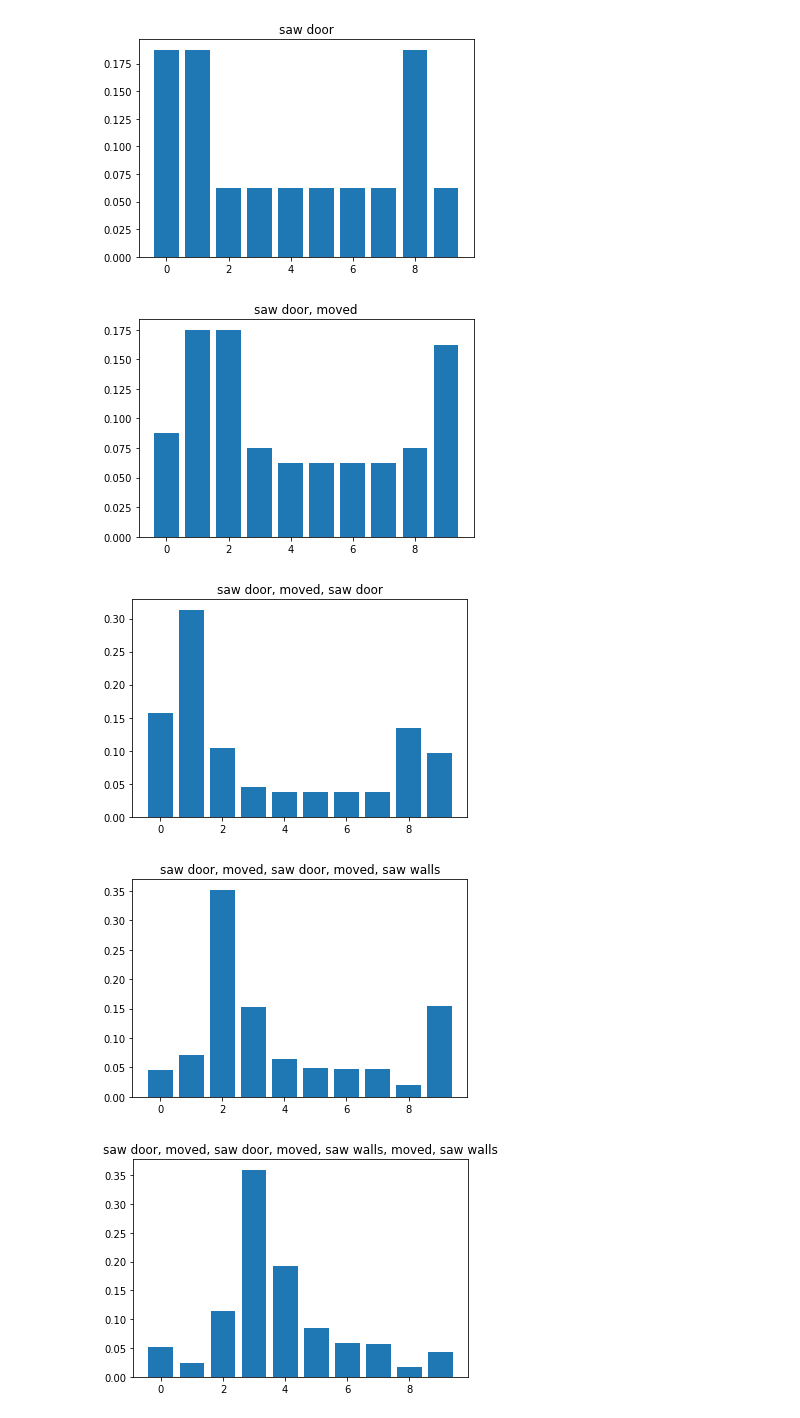
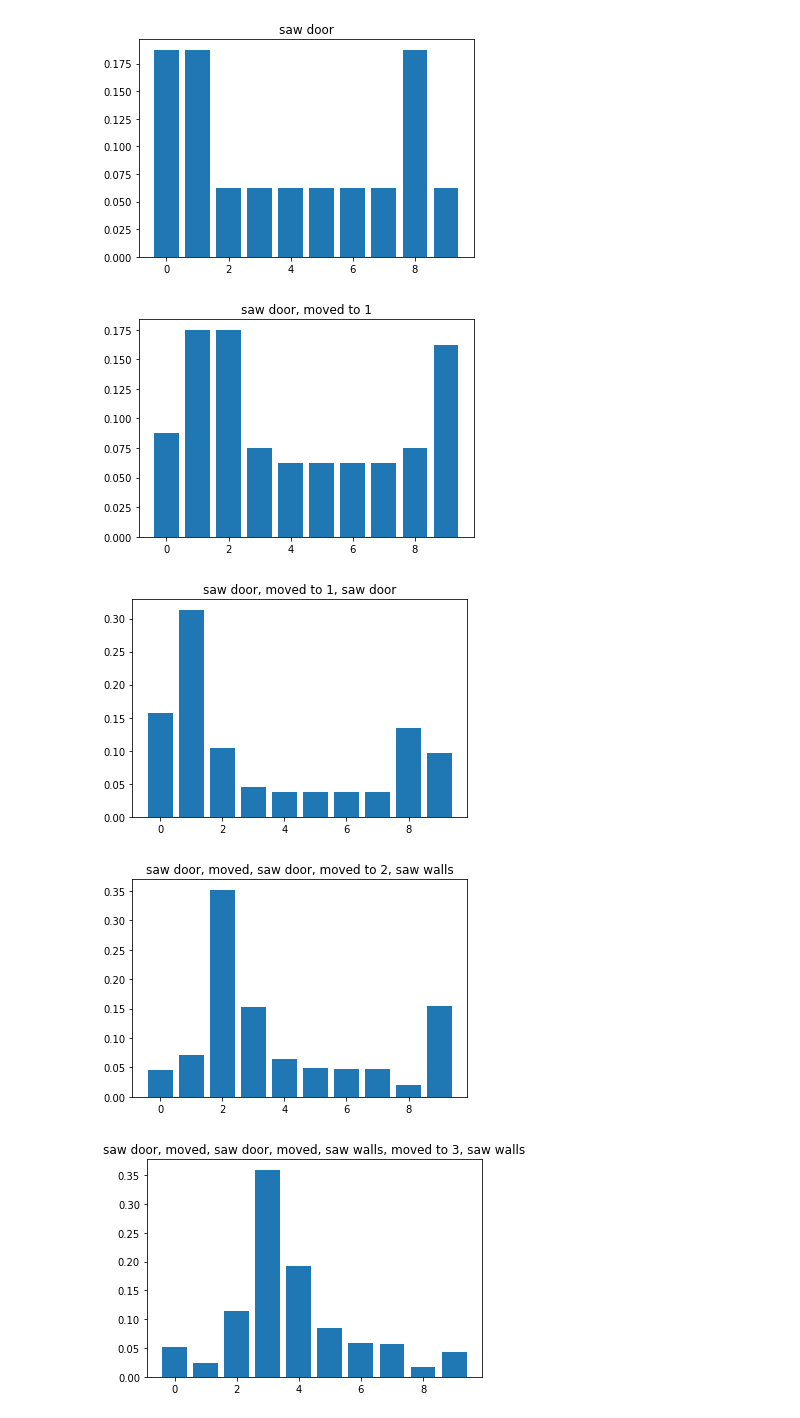
Before and after one commit to ctarrington/data-science-hw, a Jupyter notebook: kalman-filters/rlabbe/rlabbe_02_discrete_bayes.ipynb, the cells around one changed output. Cells and saved outputs as stored; diff of their text form; code cells hidden in the pictures.

```diff
--- a/kalman-filters/rlabbe/rlabbe_02_discrete_bayes.ipynb
+++ b/kalman-filters/rlabbe/rlabbe_02_discrete_bayes.ipynb
@@ -49,23 +49,23 @@ plot_discrete_distribution(posterior, 'saw door')
 [figure]
 # %%
 moved = move_discrete(posterior, 1, move_uncertainty_kernel)
-plot_discrete_distribution(moved, 'saw door, moved')
+plot_discrete_distribution(moved, 'saw door, moved to 1')
 # %% [output]
-[figure, old version]
+[figure, new version]
 # %%
 posterior = normalize_discrete(likelihood_saw_door * moved)
-plot_discrete_distribution(posterior, 'saw door, moved, saw door')
+plot_discrete_distribution(posterior, 'saw door, moved to 1, saw door')
 # %% [output]
-[figure, old version]
+[figure, new version]
 # %%
 moved = move_discrete(posterior, 1, move_uncertainty_kernel)
 posterior = normalize_discrete(likelihood_saw_walls*moved)
-plot_discrete_distribution(posterior, 'saw door, moved, saw door, moved, saw walls')
+plot_discrete_distribution(posterior, 'saw door, moved, saw door, moved to 2, saw walls')
 # %% [output]
-[figure, old version]
+[figure, new version]
 # %%
 moved = move_discrete(posterior, 1, move_uncertainty_kernel)
 posterior = normalize_discrete(likelihood_saw_walls*moved)
-plot_discrete_distribution(posterior, 'saw door, moved, saw door, moved, saw walls, moved, saw walls')
+plot_discrete_distribution(posterior, 'saw door, moved, saw door, moved, saw walls, moved to 3, saw walls')
 # %% [output]
-[figure, old version]
+[figure, new version]
```
Also changed, not shown: parts of 11 cells of this notebook.
